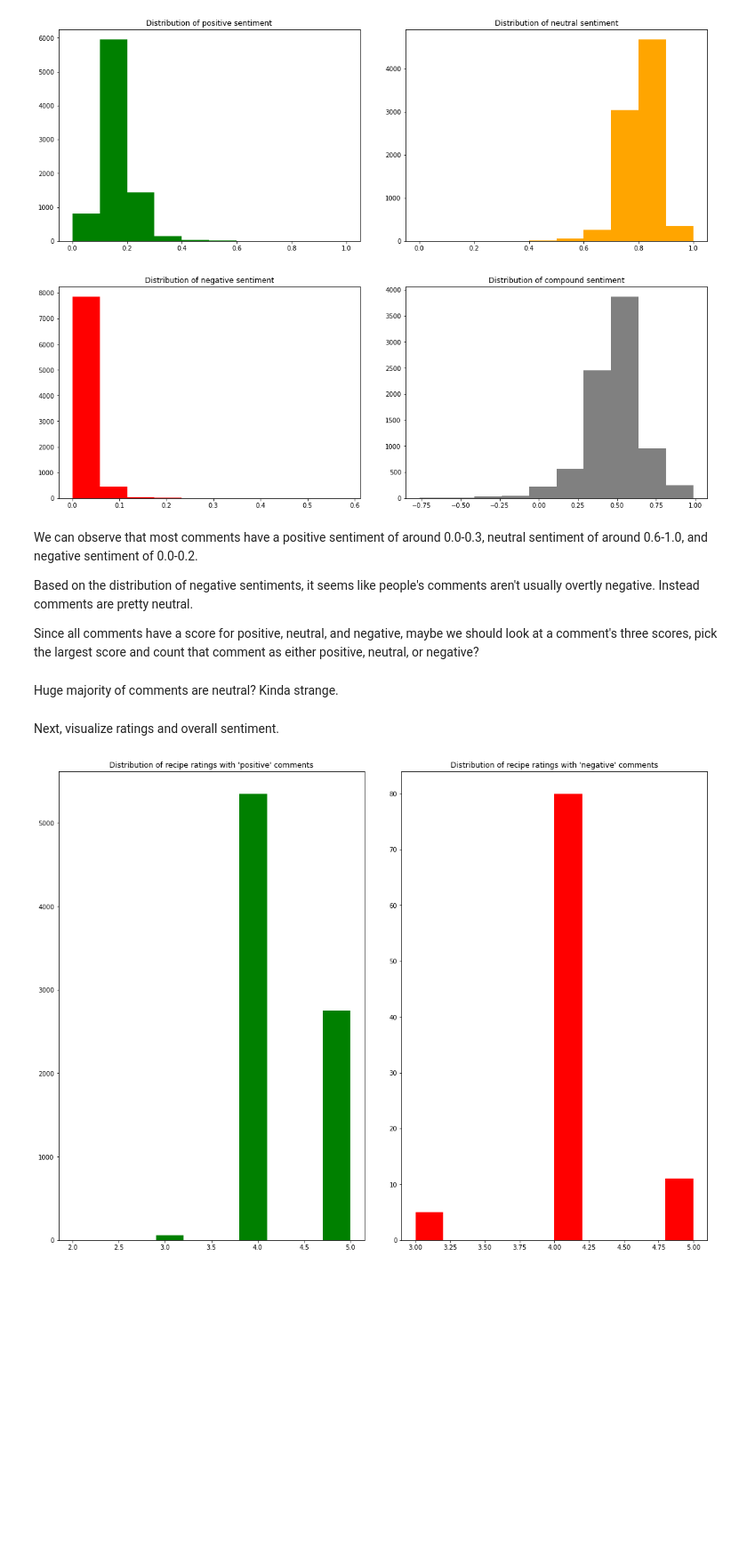
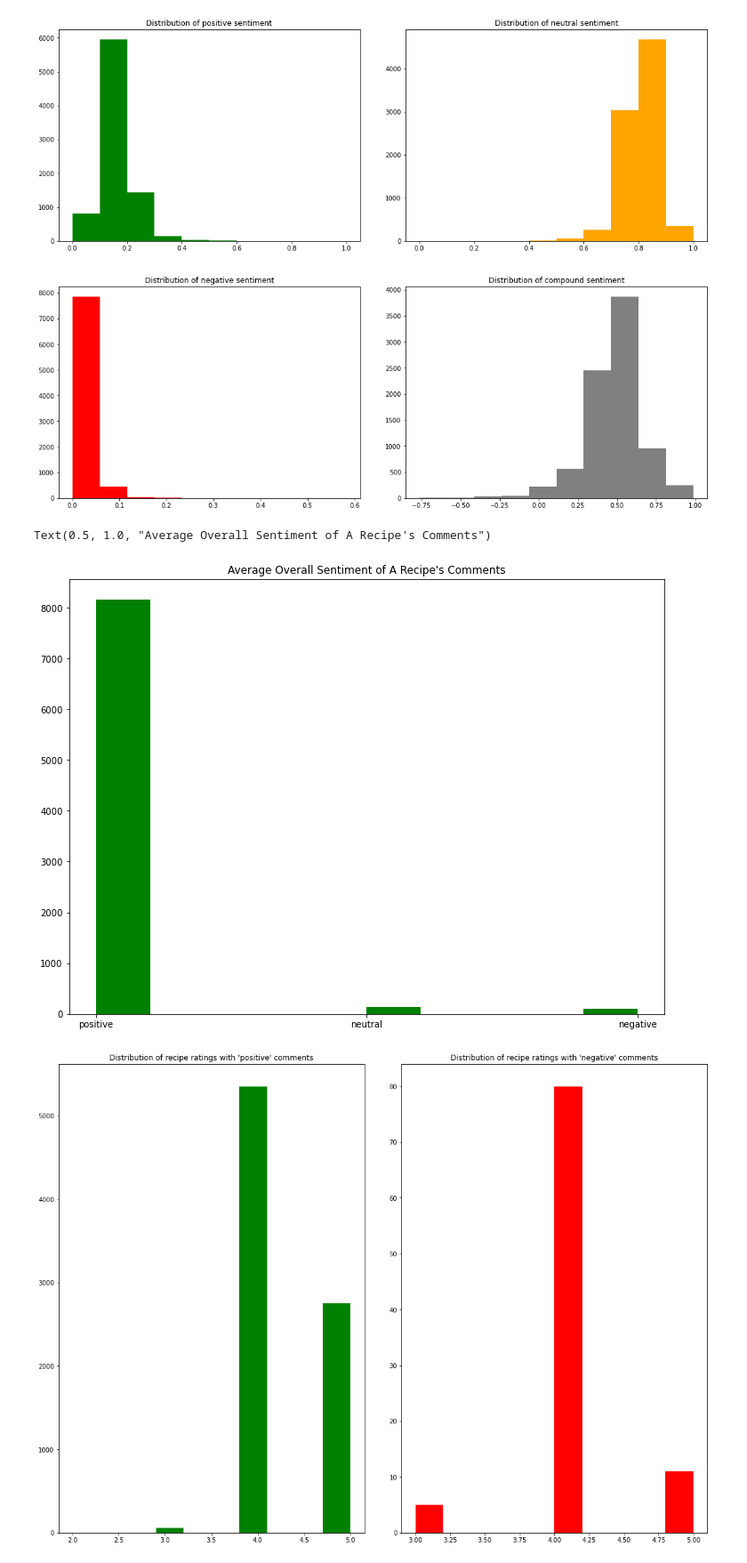
Before and after one commit to eruse7873/final_cabd, a Jupyter notebook: CABD_FinalProject.ipynb, the cells around one changed output. Shown at 89% size. Drawn from its saved outputs; the diff is of its cells as text; code cells hidden in the pictures; blank space fills up the shorter version.

```diff
--- a/CABD_FinalProject.ipynb
+++ b/CABD_FinalProject.ipynb
@@ -326,16 +188,14 @@ plt.title('Distribution of compound sentiment')
 plt.tight_layout(4)
 # %% [output]
 [figure]
-# %% [markdown]
-We can observe that most comments have a positive sentiment of around 0.0-0.3, neutral sentiment of around 0.6-1.0, and negative sentiment of 0.0-0.2.
-
-Based on the distribution of negative sentiments, it seems like people's comments aren't usually overtly negative. Instead comments are pretty neutral.
-
-Since all comments have a score for positive, neutral, and negative, maybe we should look at a comment's three scores, pick the largest score and count that comment as either positive, neutral, or negative?
-# %% [markdown]
-Huge majority of comments are neutral? Kinda strange.
-# %% [markdown]
-Next, visualize ratings and overall sentiment.
+# %%
+figure(figsize=(12, 9))
+
+plt.hist(recipe_df['overall_sentiment'], color='green')
+plt.title("Average Overall Sentiment of A Recipe's Comments")
+# %% [output]
+Text(0.5, 1.0, "Average Overall Sentiment of A Recipe's Comments")
+[figure, added]
 # %%
 positive_com_all=data[data['overall_sentiment']=='positive']
 positive_com_all=positive_com_all.reset_index()
```
Also changed, not shown: parts of 20 cells of this notebook, 1 other file.
